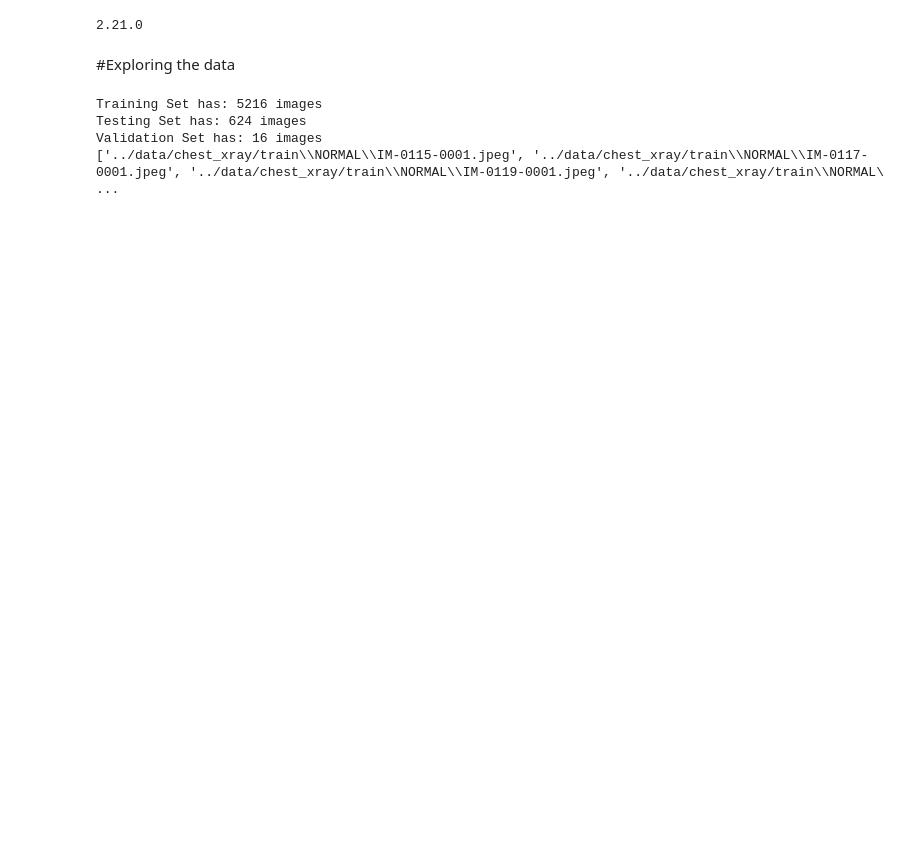
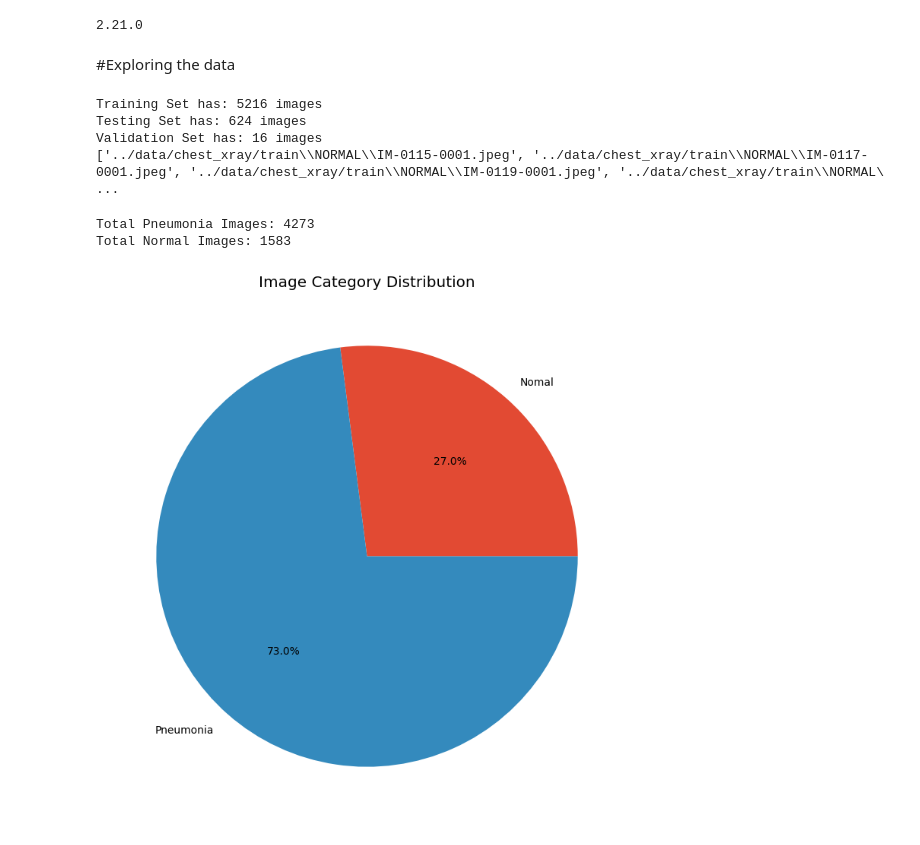
Before and after one commit to mithun6gowda/Pneumonia-Detection-GANS, a Jupyter notebook: GANS Models/chect-x-ray-gan.ipynb, the cells around one changed output. Saved outputs shown, nothing was run; the diff lists cells and outputs as text; code cells hidden in the pictures; blank space fills up the shorter version.

Commit message:
image distribution

```diff
--- a/GANS Models/chect-x-ray-gan.ipynb
+++ b/GANS Models/chect-x-ray-gan.ipynb
@@ -71,3 +71,32 @@ Training Set has: 5216 images
 Testing Set has: 624 images
 Validation Set has: 16 images
 ['../data/chest_xray/train\\NORMAL\\IM-0115-0001.jpeg', '../data/chest_xray/train\\NORMAL\\IM-0117-0001.jpeg', '../data/chest_xray/train\\NORMAL\\IM-0119-0001.jpeg', '../data/chest_xray/train\\NORMAL\ ...
+# %%
+DIR = "../data/chest_xray/"
+sets = ["train", "test", "val"]
+all_pneumonia = []
+all_normal = []
+
+for cat in sets:
+    path = os.path.join(DIR, cat)
+    norm = glob.glob(os.path.join(path, "NORMAL/*.jpeg"))
+    pneu = glob.glob(os.path.join(path, "PNEUMONIA/*.jpeg"))
+    all_normal.extend(norm)
+    all_pneumonia.extend(pneu)
+
+print(f"Total Pneumonia Images: {len(all_pneumonia)}")
+print(f"Total Normal Images: {len(all_normal)}")
+# %% [output]
+Total Pneumonia Images: 4273
+Total Normal Images: 1583
+# %%
+labels = ['Nomal', 'Pneumonia']
+targets = [len(all_normal), len(all_pneumonia)]
+
+plt.style.use("ggplot")
+plt.figure(figsize=(16, 9))
+plt.pie(x=targets, labels=labels, autopct="%1.1f%%")
+plt.title("Image Category Distribution")
+plt.show()
+# %% [output]
+[figure, added]
```
